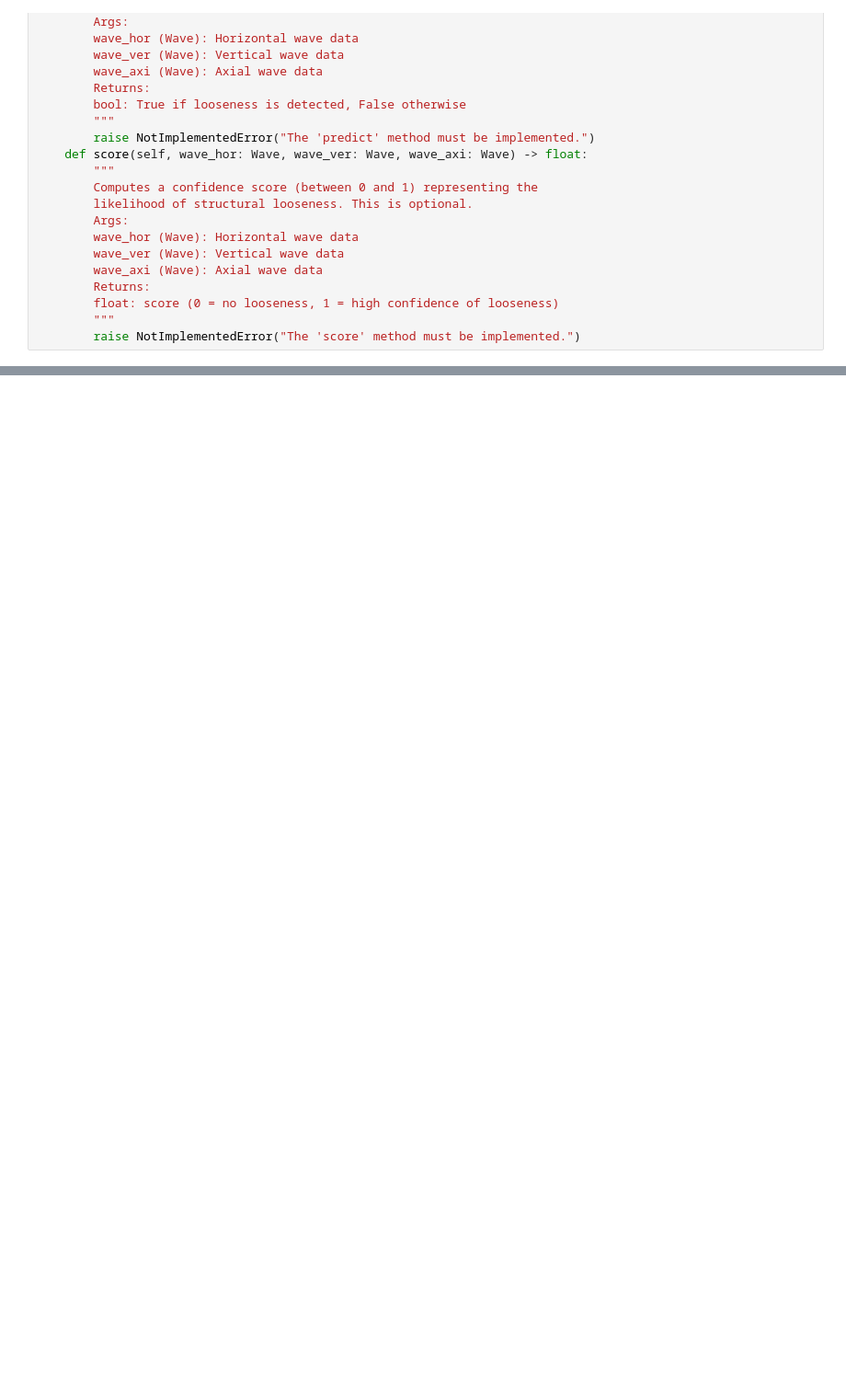
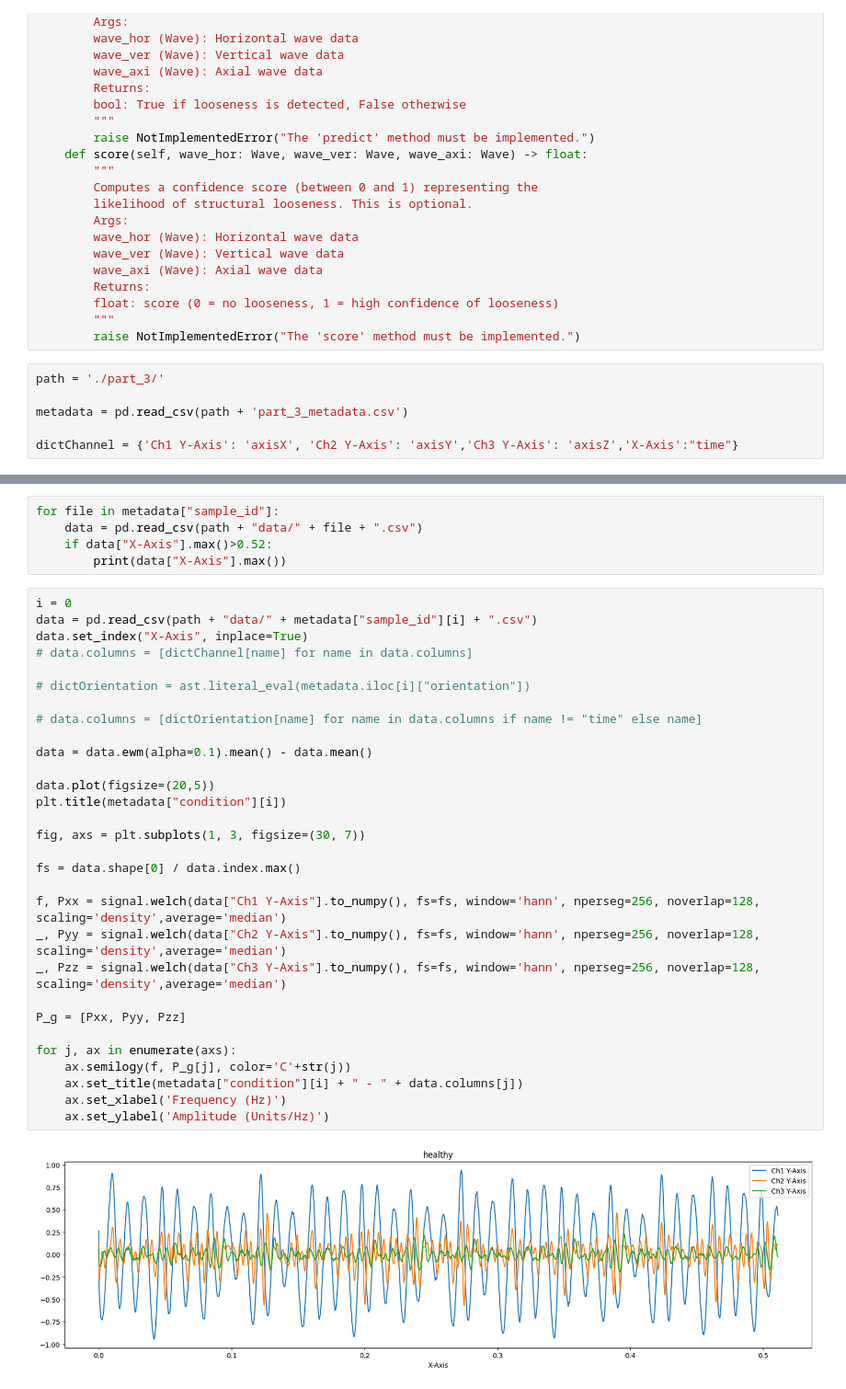
Before and after one commit to pyKuga/TRACTIAN, a Jupyter notebook: part3.ipynb, the cells around one changed output, grey strips where cells are left out. Shown at 92% size. Saved outputs shown, nothing was run; the diff lists cells and outputs as text; blank space fills up the shorter version.

Commit message:
modified:   .gitignore 	new file:   example.ipynb 	modified:   part1.ipynb 	modified:   part2.ipynb 	modified:   part3.ipynb

```diff
--- a/part3.ipynb
+++ b/part3.ipynb
@@ -32,3 +48,9 @@ class LoosenessModel:
         float: score (0 = no looseness, 1 = high confidence of looseness)
         """
         raise NotImplementedError("The 'score' method must be implemented.")
+# %%
+path = './part_3/'
+
+metadata = pd.read_csv(path + 'part_3_metadata.csv')
+
+dictChannel = {'Ch1 Y-Axis': 'axisX', 'Ch2 Y-Axis': 'axisY','Ch3 Y-Axis': 'axisZ','X-Axis':"time"}
@@ -34,0 +72,37 @@ class LoosenessModel:
+# %%
+for file in metadata["sample_id"]:
+    data = pd.read_csv(path + "data/" + file + ".csv")
+    if data["X-Axis"].max()>0.52:
+        print(data["X-Axis"].max())
+# %%
+i = 0
+data = pd.read_csv(path + "data/" + metadata["sample_id"][i] + ".csv")
+data.set_index("X-Axis", inplace=True)
+# data.columns = [dictChannel[name] for name in data.columns]
+
+# dictOrientation = ast.literal_eval(metadata.iloc[i]["orientation"])
+
+# data.columns = [dictOrientation[name] for name in data.columns if name != "time" else name]
+
+data = data.ewm(alpha=0.1).mean() - data.mean()
+
+data.plot(figsize=(20,5))
+plt.title(metadata["condition"][i])
+
+fig, axs = plt.subplots(1, 3, figsize=(30, 7))
+
+fs = data.shape[0] / data.index.max()
+
+f, Pxx = signal.welch(data["Ch1 Y-Axis"].to_numpy(), fs=fs, window='hann', nperseg=256, noverlap=128, scaling='density',average='median')
+_, Pyy = signal.welch(data["Ch2 Y-Axis"].to_numpy(), fs=fs, window='hann', nperseg=256, noverlap=128, scaling='density',average='median')
+_, Pzz = signal.welch(data["Ch3 Y-Axis"].to_numpy(), fs=fs, window='hann', nperseg=256, noverlap=128, scaling='density',average='median')
+
+P_g = [Pxx, Pyy, Pzz]
+
+for j, ax in enumerate(axs):
+    ax.semilogy(f, P_g[j], color='C'+str(j))
+    ax.set_title(metadata["condition"][i] + " - " + data.columns[j])
+    ax.set_xlabel('Frequency (Hz)')
+    ax.set_ylabel('Amplitude (Units/Hz)')
+# %% [output]
+[figure, added]
```
Also changed, not shown: parts of 4 cells of this notebook, 4 other files.
